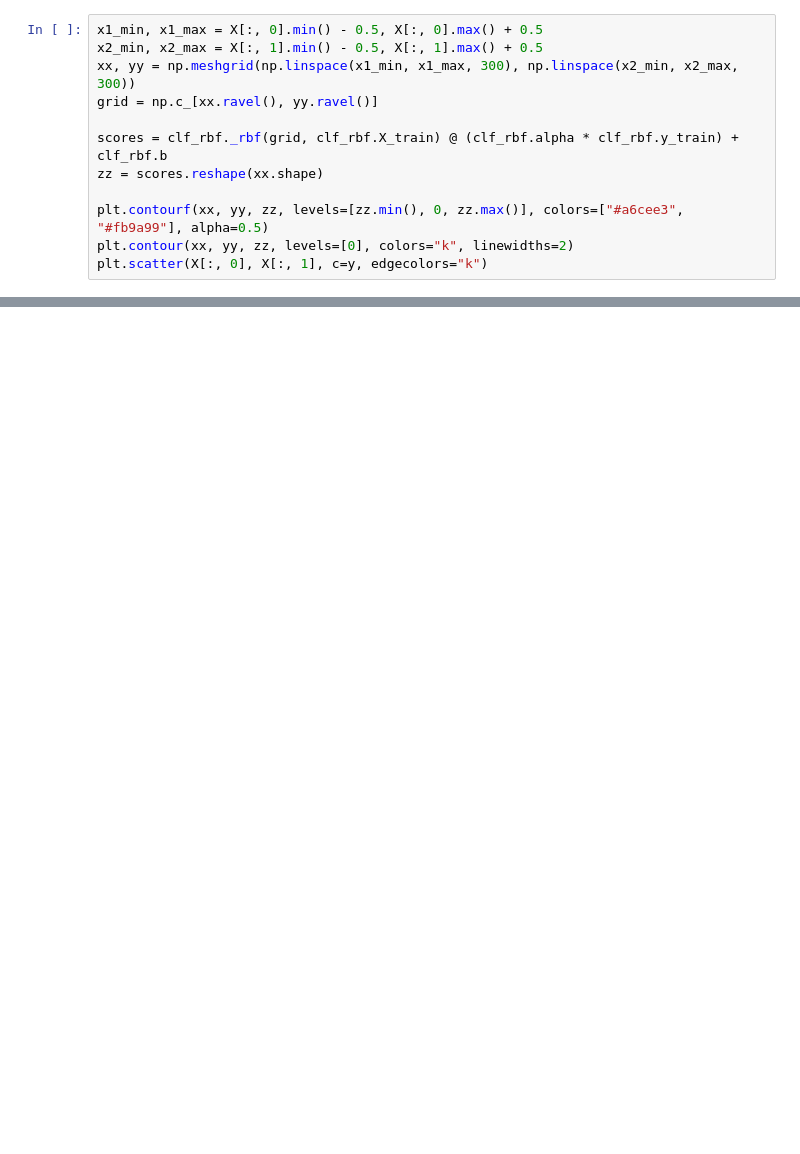
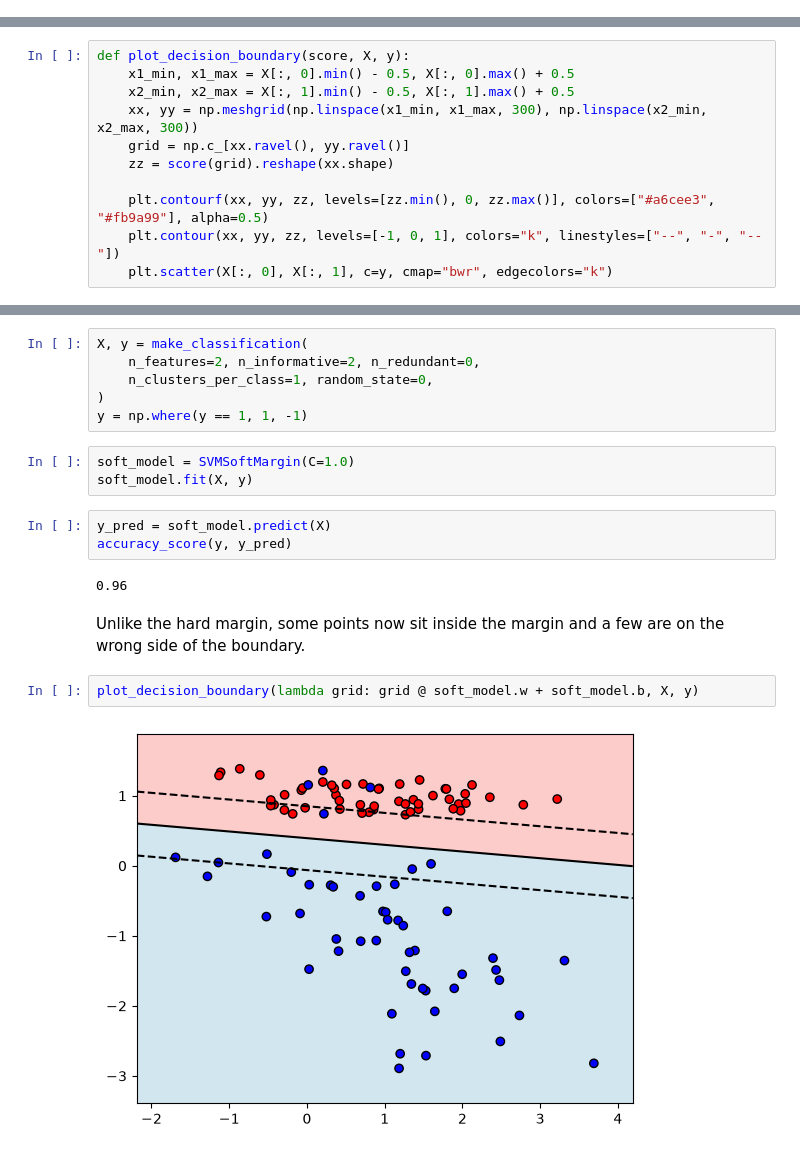
Before and after one commit to leoamullins/ml-from-scratch, a Jupyter notebook: notebooks/svm_demo.ipynb, the cells around one changed output, grey strips where cells are left out. Saved outputs shown, nothing was run; the diff lists cells and outputs as text; blank space fills up the shorter version.

```diff
--- a/notebooks/svm_demo.ipynb
+++ b/notebooks/svm_demo.ipynb
@@ -128,12 +0,0 @@ np.float64(1.0)
-# %%
-x1_min, x1_max = X[:, 0].min() - 0.5, X[:, 0].max() + 0.5
-x2_min, x2_max = X[:, 1].min() - 0.5, X[:, 1].max() + 0.5
-xx, yy = np.meshgrid(np.linspace(x1_min, x1_max, 300), np.linspace(x2_min, x2_max, 300))
-grid = np.c_[xx.ravel(), yy.ravel()]
-
-scores = clf_rbf._rbf(grid, clf_rbf.X_train) @ (clf_rbf.alpha * clf_rbf.y_train) + clf_rbf.b
-zz = scores.reshape(xx.shape)
-
-plt.contourf(xx, yy, zz, levels=[zz.min(), 0, zz.max()], colors=["#a6cee3", "#fb9a99"], alpha=0.5)
-plt.contour(xx, yy, zz, levels=[0], colors="k", linewidths=2)
-plt.scatter(X[:, 0], X[:, 1], c=y, edgecolors="k")
@@ -142,0 +13,11 @@ plt.scatter(X[:, 0], X[:, 1], c=y, edgecolors="k")
+# %%
+def plot_decision_boundary(score, X, y):
+    x1_min, x1_max = X[:, 0].min() - 0.5, X[:, 0].max() + 0.5
+    x2_min, x2_max = X[:, 1].min() - 0.5, X[:, 1].max() + 0.5
+    xx, yy = np.meshgrid(np.linspace(x1_min, x1_max, 300), np.linspace(x2_min, x2_max, 300))
+    grid = np.c_[xx.ravel(), yy.ravel()]
+    zz = score(grid).reshape(xx.shape)
+
+    plt.contourf(xx, yy, zz, levels=[zz.min(), 0, zz.max()], colors=["#a6cee3", "#fb9a99"], alpha=0.5)
+    plt.contour(xx, yy, zz, levels=[-1, 0, 1], colors="k", linestyles=["--", "-", "--"])
+    plt.scatter(X[:, 0], X[:, 1], c=y, cmap="bwr", edgecolors="k")
@@ -142,0 +56,20 @@ plt.scatter(X[:, 0], X[:, 1], c=y, edgecolors="k")
+# %%
+X, y = make_classification(
+    n_features=2, n_informative=2, n_redundant=0,
+    n_clusters_per_class=1, random_state=0,
+)
+y = np.where(y == 1, 1, -1)
+# %%
+soft_model = SVMSoftMargin(C=1.0)
+soft_model.fit(X, y)
+# %%
+y_pred = soft_model.predict(X)
+accuracy_score(y, y_pred)
+# %% [output]
+0.96
+# %% [markdown]
+Unlike the hard margin, some points now sit inside the margin and a few are on the wrong side of the boundary.
+# %%
+plot_decision_boundary(lambda grid: grid @ soft_model.w + soft_model.b, X, y)
+# %% [output]
+[figure, added]
```
Also changed, not shown: parts of 41 cells of this notebook, 4 other files.
